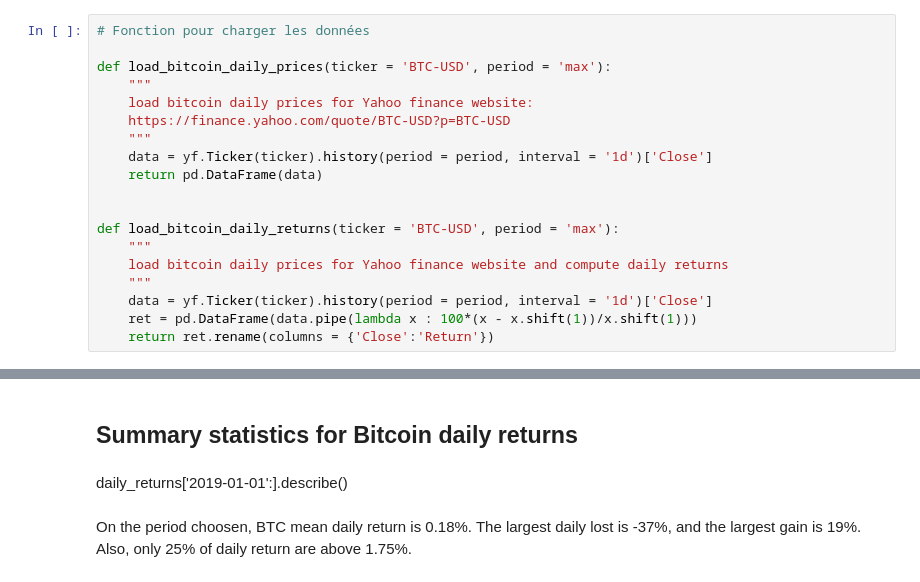
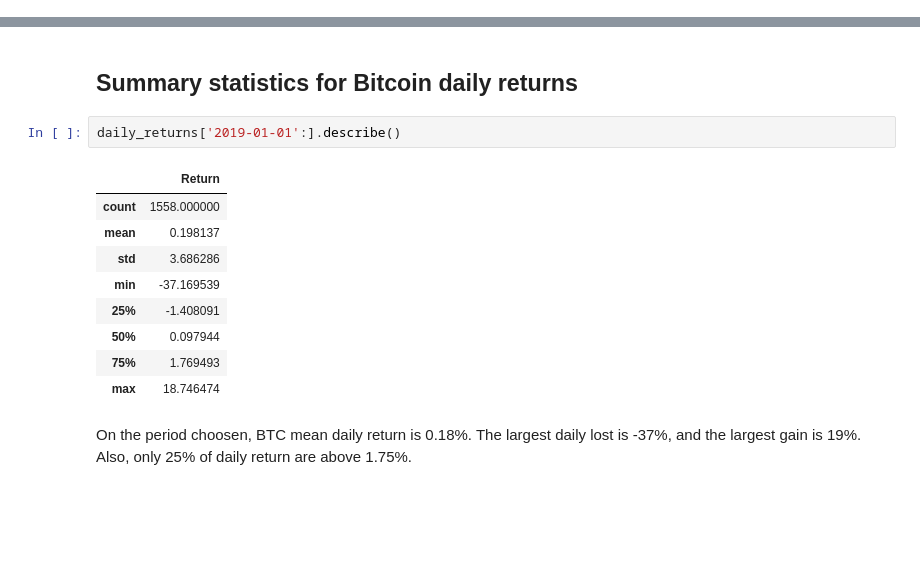
Before and after one commit to bsidibe1/algorithmic-event-trading-bitcoin, a Jupyter notebook: algo_event_trading_BTC.ipynb, the cells around one changed output, grey strips where cells are left out. Drawn from its saved outputs; the diff is of its cells as text; blank space fills up the shorter version.

```diff
--- a/algo_event_trading_BTC.ipynb
+++ b/algo_event_trading_BTC.ipynb
@@ -60,22 +38,3 @@ def sharpe_ratio(df, num_period_per_year=365):
-# %%
-# Fonction pour charger les données
-
-def load_bitcoin_daily_prices(ticker = 'BTC-USD', period = 'max'):
-    """
-    load bitcoin daily prices for Yahoo finance website:
-    https://finance.yahoo.com/quote/BTC-USD?p=BTC-USD
-    """
-    data = yf.Ticker(ticker).history(period = period, interval = '1d')['Close']
-    return pd.DataFrame(data)
-
-
-def load_bitcoin_daily_returns(ticker = 'BTC-USD', period = 'max'):
-    """
-    load bitcoin daily prices for Yahoo finance website and compute daily returns
-    """
-    data = yf.Ticker(ticker).history(period = period, interval = '1d')['Close']
-    ret = pd.DataFrame(data.pipe(lambda x : 100*(x - x.shift(1))/x.shift(1)))
-    return ret.rename(columns = {'Close':'Return'})
 # %%
 ############################
 # Charger les données
@@ -199,8 +75,18 @@ INFO:__main__:saving cache file /Users/boubacarsidibe/Documents/MS-DS-ENSAE/ML_T
 | 1999-11-16 | 1999-11-16 00:00:00 | Although cost pressures appear ge... |  |  | https://www.federalreserve.gov/bo... |
 # %% [markdown]
 ## Summary statistics for Bitcoin daily returns
-# %% [markdown]
-daily_returns['2019-01-01':].describe()
+# %%
+daily_returns['2019-01-01':].describe()
+# %% [output]
+|  | Return |
+| count | 1558.000000 |
+| mean | 0.198137 |
+| std | 3.686286 |
+| min | -37.169539 |
+| 25% | -1.408091 |
+| 50% | 0.097944 |
+| 75% | 1.769493 |
+| max | 18.746474 |
 # %% [markdown]
 On the period choosen, BTC mean daily return is 0.18\%. The largest daily lost is -37\%, and the largest gain is 19\%. Also, only 25\% of daily return are above 1.75\%.
 # %%
```
Also changed, not shown: parts of 8 cells of this notebook, 4 other files.
